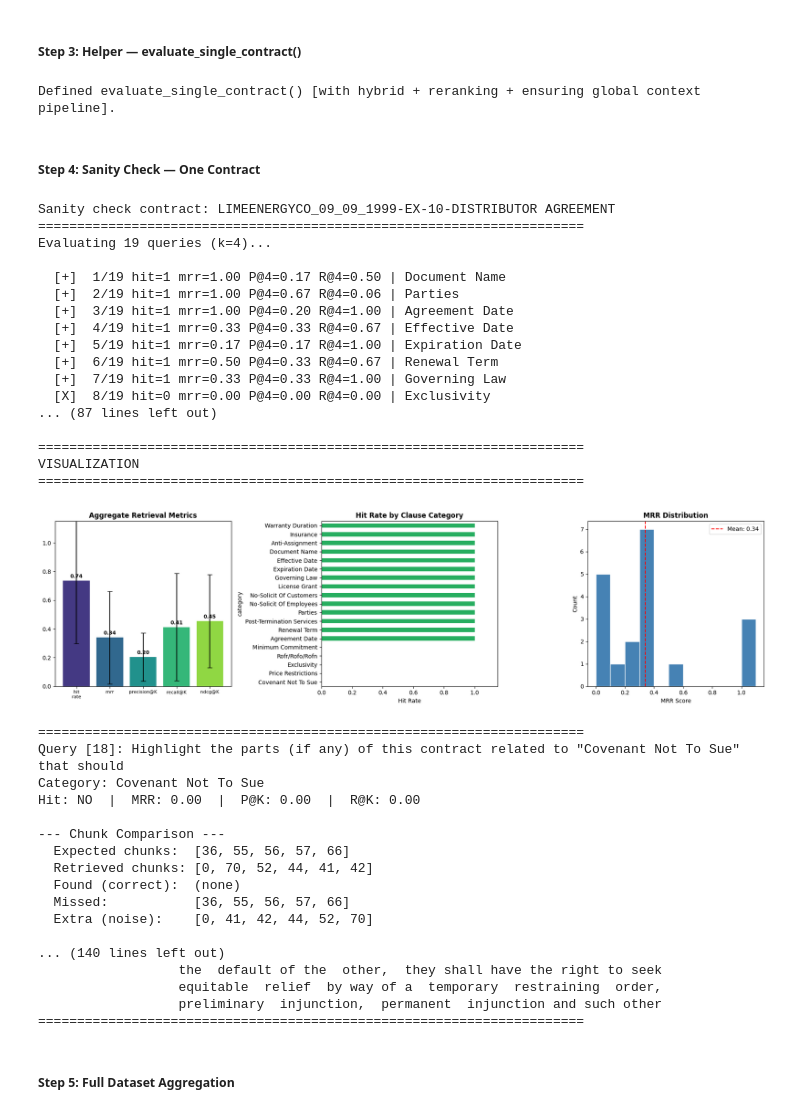
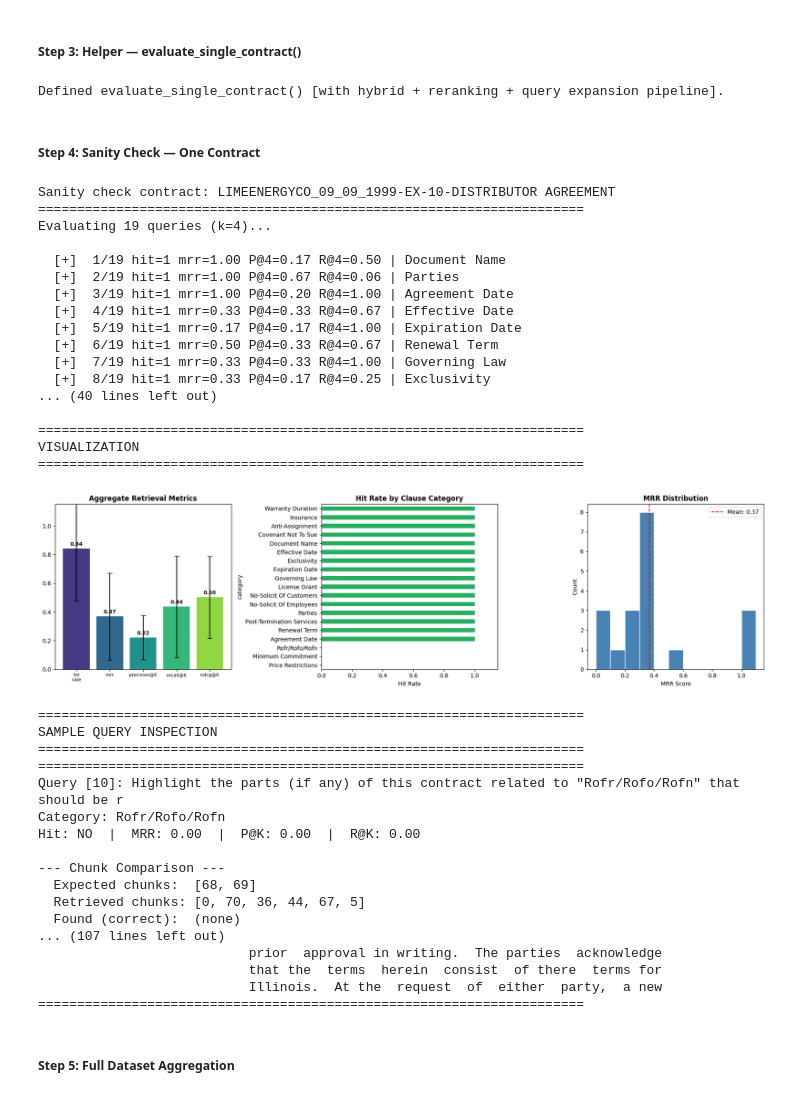
Before and after one commit to riki-11/lawgic, a Jupyter notebook: notebooks/langchain_test.ipynb, the cells around one changed output. Drawn from its saved outputs; the diff is of its cells as text; code cells hidden in the pictures.

```diff
--- a/notebooks/langchain_test.ipynb
+++ b/notebooks/langchain_test.ipynb
@@ -1051,6 +1051,22 @@ reranker = CrossEncoder('cross-encoder/ms-marco-MiniLM-L-6-v2', device=device)
 # %%
 from langchain_classic.retrievers import EnsembleRetriever
 from langchain_community.retrievers import BM25Retriever
+
+# TODO: Ensure that these definitions are even good ones!
+QUERY_EXPANSIONS = {
+    # Added "source other than" to catch the negative phrasing
+    "Exclusivity": "exclusive distributor sole provider exclusivity rights sole source purchase only from source other than",
+
+    # Added "right of option" explicitly (it was missing or typo'd before)
+    "Rofr/Rofo/Rofn": "Right of First Refusal Right of First Offer Option to Purchase Right to Match Right of Option",
+
+    # Added "purchase order" and "minimum expectation" which appears in chunk 18
+    "Minimum Commitment": "minimum purchase quota target volume minimum annual order minimum expectation purchase order count",
+
+    # Unchanged
+    "Covenant Not To Sue": "agree not to sue release of claims no action to invalidate covenant not to assert",
+    "Price Restrictions": "resale price maintenance minimum advertised price map pricing most favored customer",
+}
 
 def evaluate_single_contract(
     contract_title: str,
@@ -1114,7 +1130,7 @@ def evaluate_single_contract(
         source_value = docs[0].metadata.get('source', pdf_path)
 
         # Build retrievers with a wide net
-        fetch_k = 20
+        fetch_k = 25
         bm25_retriever = BM25Retriever.from_documents(chunks)
         bm25_retriever.k = fetch_k
 
@@ -1131,11 +1147,18 @@ def evaluate_single_contract(
         global_docs = [chunks[0], chunks[-1]]
 
         def filtered_retrieve(query, num):
-            # 1. Fetch wide candidate pool from Ensemble
-            candidates = ensemble_retriever.invoke(query)
+            # Query Expansion: append synonyms for known vocabulary mismatches
+            expanded_query = query
+            for key, synonyms in QUERY_EXPANSIONS.items():
+                if key.lower() in query.lower():
+                    expanded_query = f"{query} {synonyms}"
+                    break
 
-            # 2. Rerank ONLY the dynamic candidates
-            pairs = [[query, doc.page_content] for doc in candidates]
+            # 1. Fetch wide candidate pool using EXPANDED query
+            candidates = ensemble_retriever.invoke(expanded_query)
+
+            # 2. Rerank against the ORIGINAL query (not expanded)
+            pairs = [[expanded_query, doc.page_content] for doc in candidates]
             scores = reranker.predict(pairs, batch_size=32)
 
             # Sort by score descending, slice to top k
@@ -1169,9 +1192,9 @@ def evaluate_single_contract(
             print(f"  [ERROR] {contract_title[:60]}...: {e}")
         return None
 
-print("Defined evaluate_single_contract() [with hybrid + reranking + ensuring global context pipeline].")
+print("Defined evaluate_single_contract() [with hybrid + reranking + query expansion pipeline].")
 # %% [output]
-Defined evaluate_single_contract() [with hybrid + reranking + ensuring global context pipeline].
+Defined evaluate_single_contract() [with hybrid + reranking + query expansion pipeline].
 # %% [markdown]
 ##### Step 4: Sanity Check — One Contract
 # %%
@@ -1194,66 +1217,64 @@ if sanity_result:
     sr = sanity_result['results']
     sd = sanity_result['eval_dataset']
 
-    # Inspect a sample query
-    print("\n" + "=" * 70)
-    print("SAMPLE QUERY INSPECTION")
-    print("=" * 70)
-    inspect_query(sr, sd, query_idx=0)
-
     # Show failures
     print("\n" + "=" * 70)
     print("FAILURE ANALYSIS")
     print("=" * 70)
     show_failures(sr, sd)
 
     # Plot results
     print("\n" + "=" * 70)
     print("VISUALIZATION")
     print("=" * 70)
     plot_results(sr)
 
     # Per-query table
     sr['dataframe'][['category', 'hit_rate', 'mrr', 'precision_at_k', 'recall_at_k', 'ndcg_at_k']].round(3)
 else:
     print("Sanity check failed — could not process the contract.")
 # %% [output]
 Sanity check contract: LIMEENERGYCO_09_09_1999-EX-10-DISTRIBUTOR AGREEMENT
 ======================================================================
 Evaluating 19 queries (k=4)...
 
   [+]  1/19 hit=1 mrr=1.00 P@4=0.17 R@4=0.50 | Document Name
   [+]  2/19 hit=1 mrr=1.00 P@4=0.67 R@4=0.06 | Parties
   [+]  3/19 hit=1 mrr=1.00 P@4=0.20 R@4=1.00 | Agreement Date
   [+]  4/19 hit=1 mrr=0.33 P@4=0.33 R@4=0.67 | Effective Date
   [+]  5/19 hit=1 mrr=0.17 P@4=0.17 R@4=1.00 | Expiration Date
   [+]  6/19 hit=1 mrr=0.50 P@4=0.33 R@4=0.67 | Renewal Term
   [+]  7/19 hit=1 mrr=0.33 P@4=0.33 R@4=1.00 | Governing Law
-  [X]  8/19 hit=0 mrr=0.00 P@4=0.00 R@4=0.00 | Exclusivity
-... (87 lines left out)
+  [+]  8/19 hit=1 mrr=0.33 P@4=0.17 R@4=0.25 | Exclusivity
+... (40 lines left out)
 
 ======================================================================
 VISUALIZATION
 ======================================================================
-[figure, old version]
+[figure, new version]
 # %%
-inspect_query(sr, sd, query_idx=18)
+# Inspect a sample query
+print("\n" + "=" * 70)
+print("SAMPLE QUERY INSPECTION")
+print("=" * 70)
+inspect_query(sr, sd, query_idx=10)
 # %% [output]
 ======================================================================
-Query [18]: Highlight the parts (if any) of this contract related to "Covenant Not To Sue" that should
-Category: Covenant Not To Sue
+SAMPLE QUERY INSPECTION
+======================================================================
+======================================================================
+Query [10]: Highlight the parts (if any) of this contract related to "Rofr/Rofo/Rofn" that should be r
+Category: Rofr/Rofo/Rofn
 Hit: NO  |  MRR: 0.00  |  P@K: 0.00  |  R@K: 0.00
 
 --- Chunk Comparison ---
-  Expected chunks:  [36, 55, 56, 57, 66]
-  Retrieved chunks: [0, 70, 52, 44, 41, 42]
+  Expected chunks:  [68, 69]
+  Retrieved chunks: [0, 70, 36, 44, 67, 5]
   Found (correct):  (none)
-  Missed:           [36, 55, 56, 57, 66]
-  Extra (noise):    [0, 41, 42, 44, 52, 70]
-
-... (140 lines left out)
-                  the  default of the  other,  they shall have the right to seek
-                  equitable  relief  by way of a  temporary  restraining  order,
-                  preliminary  injunction,  permanent  injunction and such other
+... (107 lines left out)
+                           prior  approval in writing.  The parties  acknowledge
+                           that the  terms  herein  consist  of there  terms for
+                           Illinois.  At the  request  of  either  party,  a new
 ======================================================================
 # %% [markdown]
 ##### Step 5: Full Dataset Aggregation
```
Also changed, not shown: parts of 1 cell of this notebook.
